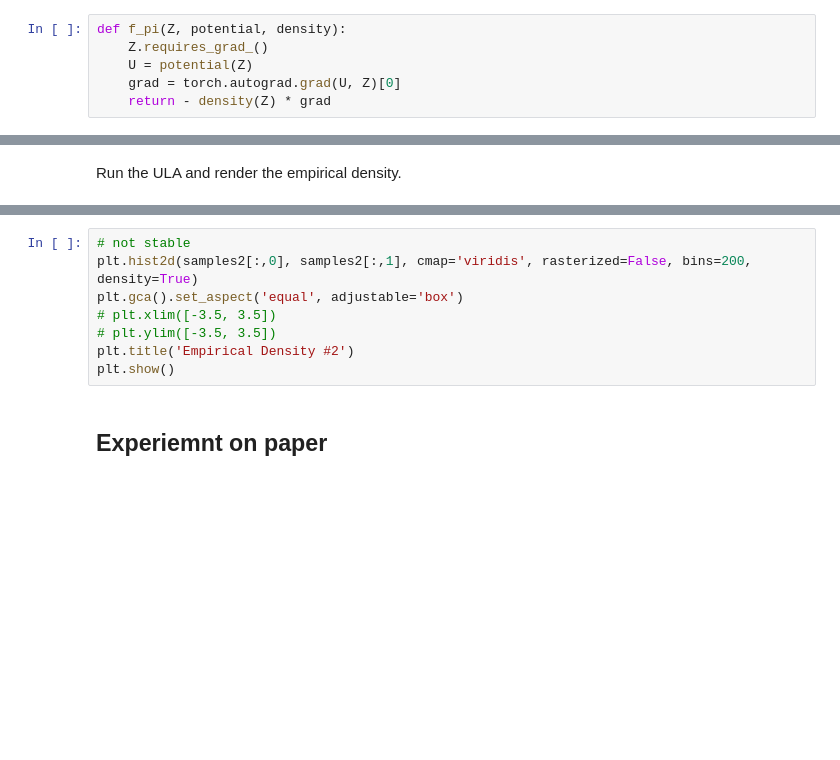
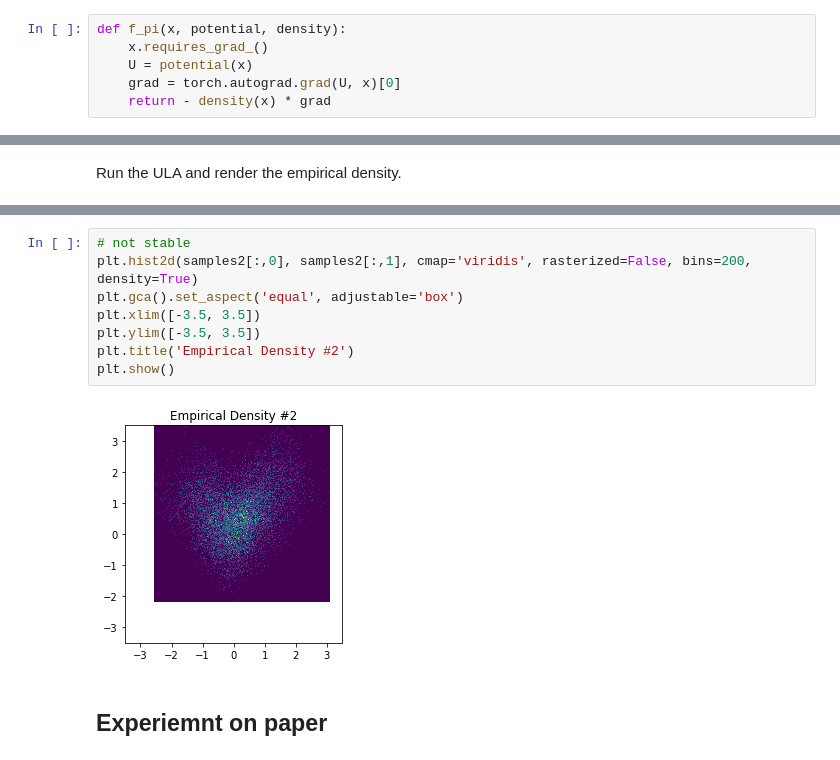
Before and after one commit to jk4011/Fractional-Langevin-Monte-Carlo, a Jupyter notebook: main.ipynb, the cells around one changed output, grey strips where cells are left out. Drawn from its saved outputs; the diff is of its cells as text; blank space fills up the shorter version.

```diff
--- a/main.ipynb
+++ b/main.ipynb
@@ -119,6 +106,6 @@ $
 # %%
-def f_pi(Z, potential, density):
-    Z.requires_grad_()
-    U = potential(Z)
-    grad = torch.autograd.grad(U, Z)[0]
-    return - density(Z) * grad
+def f_pi(x, potential, density):
+    x.requires_grad_()
+    U = potential(x)
+    grad = torch.autograd.grad(U, x)[0]
+    return - density(x) * grad
@@ -193,11 +214,13 @@ plt.show()
 # %%
 # not stable
 plt.hist2d(samples2[:,0], samples2[:,1], cmap='viridis', rasterized=False, bins=200, density=True)
 plt.gca().set_aspect('equal', adjustable='box')
-# plt.xlim([-3.5, 3.5])
-# plt.ylim([-3.5, 3.5])
+plt.xlim([-3.5, 3.5])
+plt.ylim([-3.5, 3.5])
 plt.title('Empirical Density #2')
 plt.show()
+# %% [output]
+[figure, added]
 # %% [markdown]
 ## Experiemnt on paper
 # %%
```
Also changed, not shown: parts of 29 cells of this notebook.
